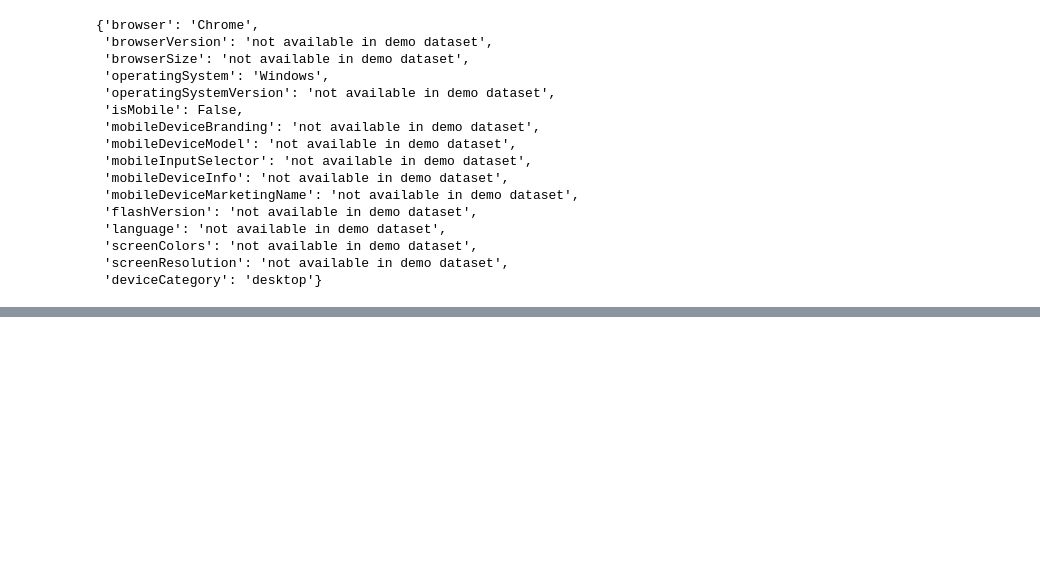
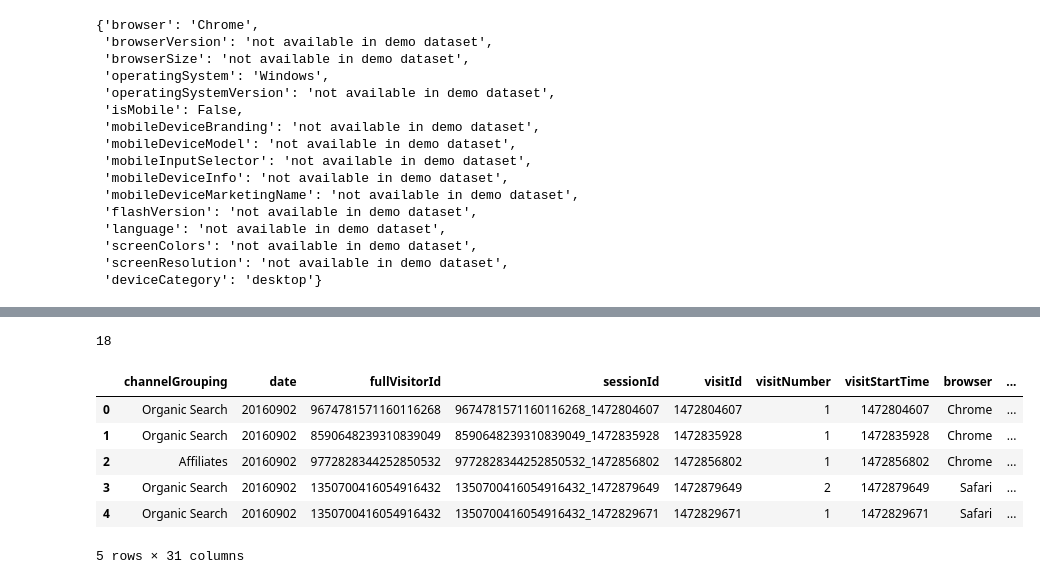
Before and after one commit to XPROGRAMING/ml-markekint-digital, a Jupyter notebook: Marketing.ipynb, the cells around one changed output, grey strips where cells are left out. Drawn from its saved outputs; the diff is of its cells as text; code cells hidden in the pictures; blank space fills up the shorter version.

```diff
--- a/Marketing.ipynb
+++ b/Marketing.ipynb
@@ -102,0 +176,3 @@ json.loads(df['device'].iloc[0])
+# %%
+for coluna in df.columns:
+    print(coluna+ ':' + str(len(df[coluna].unique())))
@@ -102,0 +199,7 @@ json.loads(df['device'].iloc[0])
+# %%
+coluna_na = []
+# %%
+for coluna in df.columns:
+    print(coluna+ ':' + str(len(df[coluna].unique())))
+    if len(df[coluna].unique()) ==1:
+        coluna_na.append(coluna)
@@ -102,0 +224,16 @@ json.loads(df['device'].iloc[0])
+# %%
+len(coluna_na)
+# %% [output]
+18
+# %%
+df.drop(coluna_na, axis=1, inplace=True)
+# %%
+df.head()
+# %% [output]
+|  | channelGrouping | date | fullVisitorId | sessionId | visitId | visitNumber | visitStartTime | browser | ... |
+| 0 | Organic Search | 20160902 | 9674781571160116268 | 9674781571160116268_1472804607 | 1472804607 | 1 | 1472804607 | Chrome | ... |
+| 1 | Organic Search | 20160902 | 8590648239310839049 | 8590648239310839049_1472835928 | 1472835928 | 1 | 1472835928 | Chrome | ... |
+| 2 | Affiliates | 20160902 | 9772828344252850532 | 9772828344252850532_1472856802 | 1472856802 | 1 | 1472856802 | Chrome | ... |
+| 3 | Organic Search | 20160902 | 1350700416054916432 | 1350700416054916432_1472879649 | 1472879649 | 2 | 1472879649 | Safari | ... |
+| 4 | Organic Search | 20160902 | 1350700416054916432 | 1350700416054916432_1472829671 | 1472829671 | 1 | 1472829671 | Safari | ... |
+5 rows × 31 columns
```
Also changed, not shown: parts of 23 cells of this notebook.
